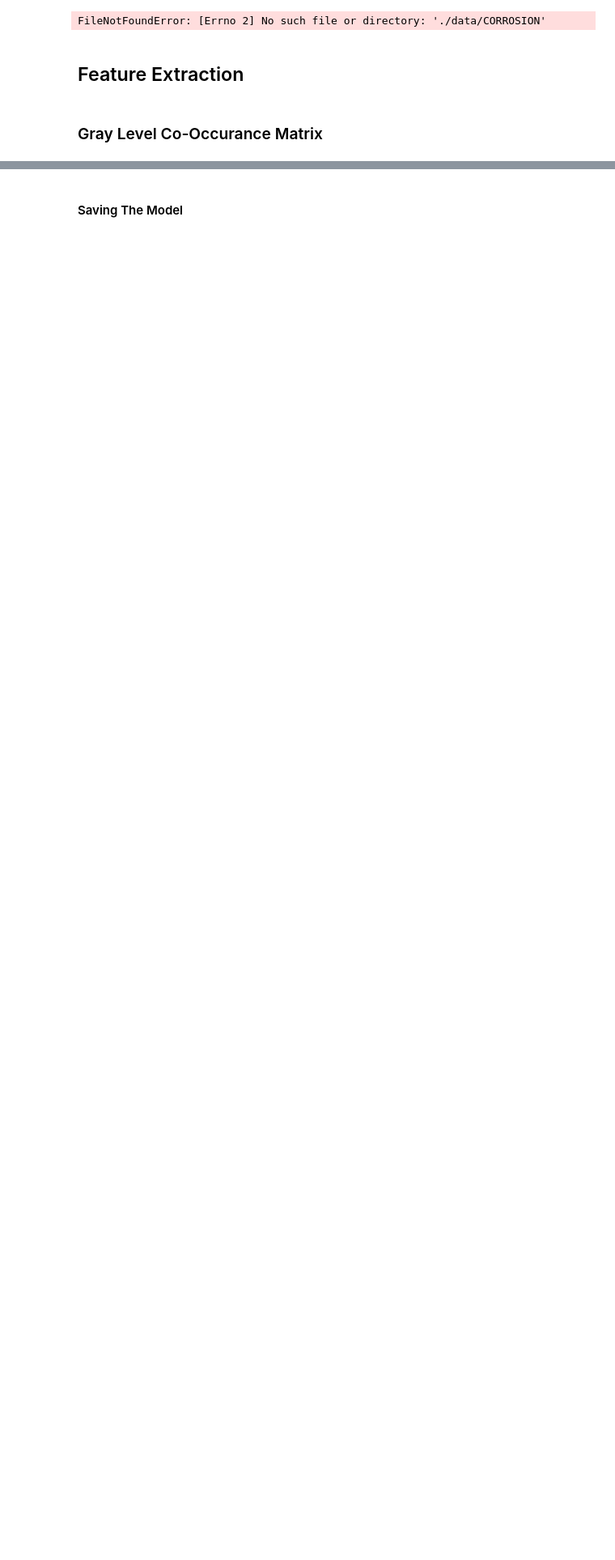
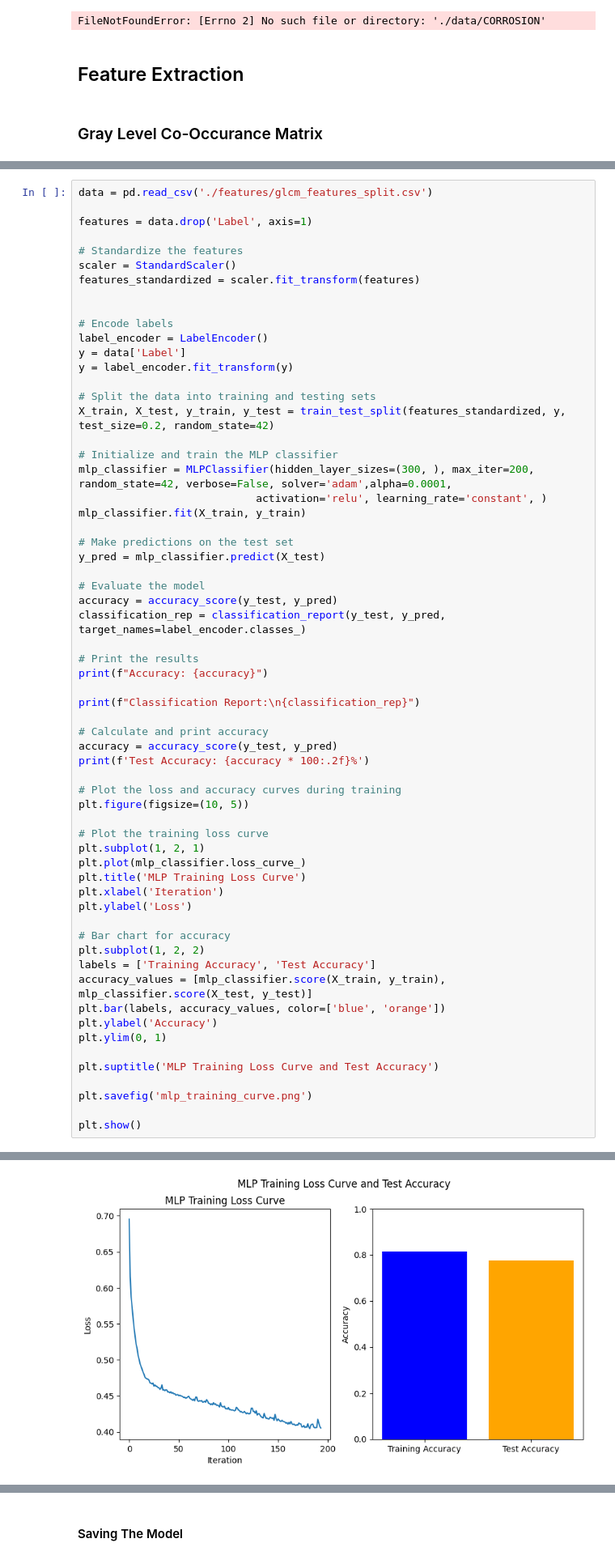
Before and after one commit to mizanulridhoaohana/feature-extraction, a Jupyter notebook: feature_extraction.ipynb, the cells around one changed output, grey strips where cells are left out. Shown at 81% size. Saved outputs shown, nothing was run; the diff lists cells and outputs as text; blank space fills up the shorter version.

```diff
--- a/feature_extraction.ipynb
+++ b/feature_extraction.ipynb
@@ -138,0 +237,63 @@ df_data.to_csv(new_csv_filename, index=False)
+# %%
+data = pd.read_csv('./features/glcm_features_split.csv')
+
+features = data.drop('Label', axis=1)
+
+# Standardize the features
+scaler = StandardScaler()
+features_standardized = scaler.fit_transform(features)
+
+
+# Encode labels
+label_encoder = LabelEncoder()
+y = data['Label']
+y = label_encoder.fit_transform(y)
+
+# Split the data into training and testing sets
+X_train, X_test, y_train, y_test = train_test_split(features_standardized, y, test_size=0.2, random_state=42)
+
+# Initialize and train the MLP classifier
+mlp_classifier = MLPClassifier(hidden_layer_sizes=(300, ), max_iter=200, random_state=42, verbose=False, solver='adam',alpha=0.0001,
+                            activation='relu', learning_rate='constant', )
+mlp_classifier.fit(X_train, y_train)
+
+# Make predictions on the test set
+y_pred = mlp_classifier.predict(X_test)
+
+# Evaluate the model
+accuracy = accuracy_score(y_test, y_pred)
+classification_rep = classification_report(y_test, y_pred, target_names=label_encoder.classes_)
+
+# Print the results
+print(f"Accuracy: {accuracy}")
+
+print(f"Classification Report:\n{classification_rep}")
+
+# Calculate and print accuracy
+accuracy = accuracy_score(y_test, y_pred)
+print(f'Test Accuracy: {accuracy * 100:.2f}%')
+
+# Plot the loss and accuracy curves during training
+plt.figure(figsize=(10, 5))
+
+# Plot the training loss curve
+plt.subplot(1, 2, 1)
+plt.plot(mlp_classifier.loss_curve_)
+plt.title('MLP Training Loss Curve')
+plt.xlabel('Iteration')
+plt.ylabel('Loss')
+
+# Bar chart for accuracy
+plt.subplot(1, 2, 2)
+labels = ['Training Accuracy', 'Test Accuracy']
+accuracy_values = [mlp_classifier.score(X_train, y_train), mlp_classifier.score(X_test, y_test)]
+plt.bar(labels, accuracy_values, color=['blue', 'orange'])
+plt.ylabel('Accuracy')
+plt.ylim(0, 1)
+
+plt.suptitle('MLP Training Loss Curve and Test Accuracy')
+
+plt.savefig('mlp_training_curve.png')
+
+plt.show()
+# %% [output]
@@ -138,0 +312 @@ df_data.to_csv(new_csv_filename, index=False)
+[figure, added]
```
Also changed, not shown: parts of 17 cells of this notebook, 3 other files.
